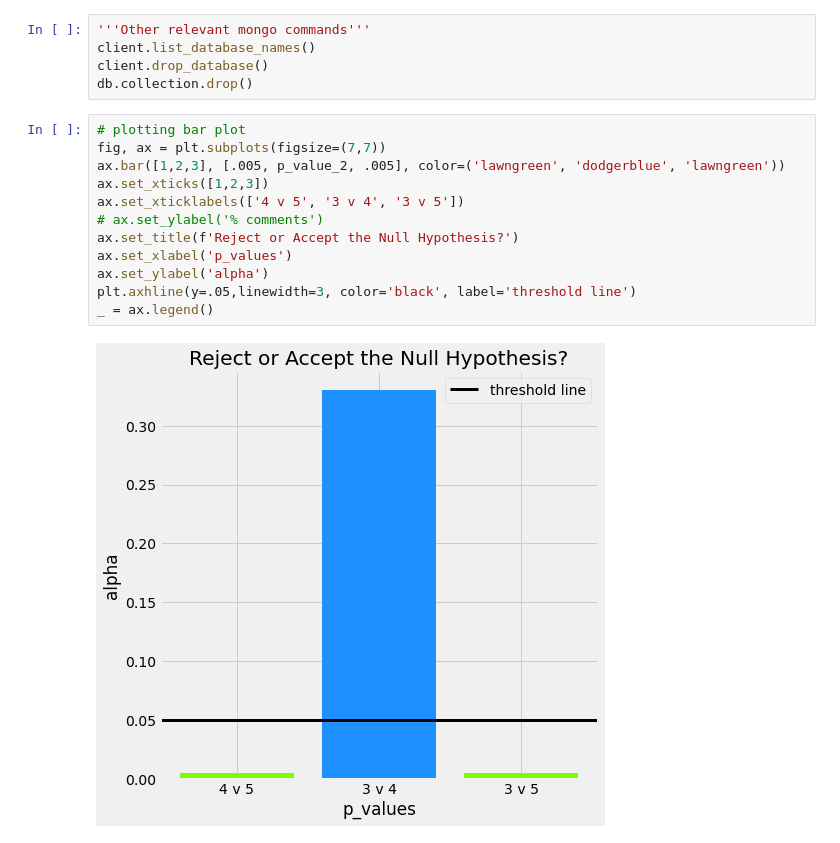
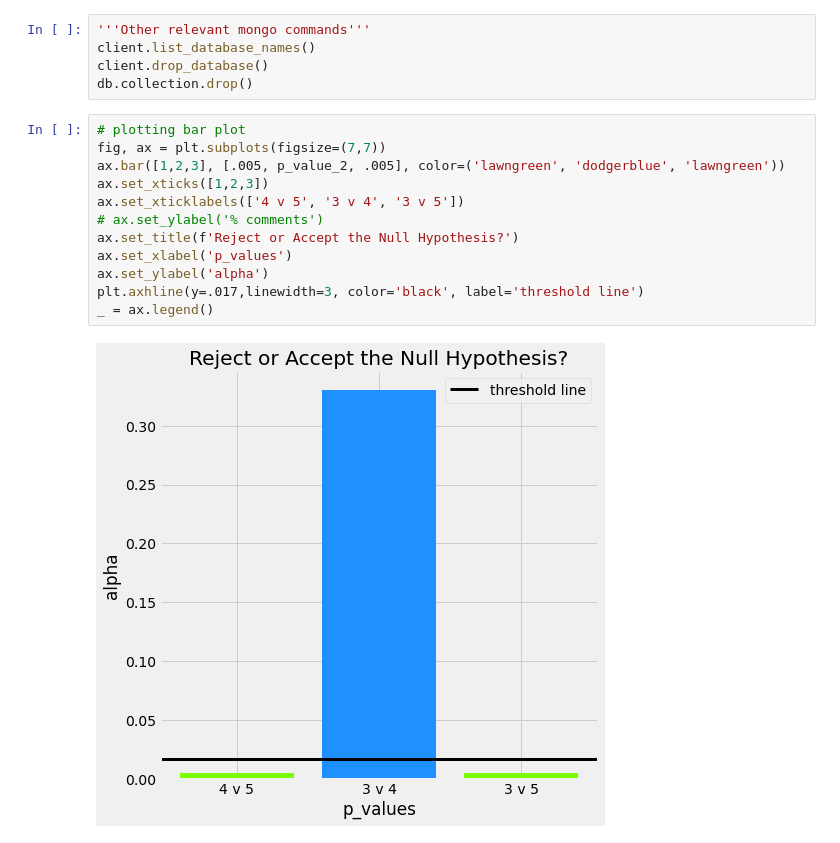
Before and after one commit to sborodach/all-trails, a Jupyter notebook: bear-mountain.ipynb, the cells around one changed output. Saved outputs shown, nothing was run; the diff lists cells and outputs as text.

```diff
--- a/bear-mountain.ipynb
+++ b/bear-mountain.ipynb
@@ -390,14 +394,14 @@ db.collection.drop()
 # %%
 # plotting bar plot
 fig, ax = plt.subplots(figsize=(7,7))
 ax.bar([1,2,3], [.005, p_value_2, .005], color=('lawngreen', 'dodgerblue', 'lawngreen'))
 ax.set_xticks([1,2,3])
 ax.set_xticklabels(['4 v 5', '3 v 4', '3 v 5'])
 # ax.set_ylabel('% comments')
 ax.set_title(f'Reject or Accept the Null Hypothesis?')
 ax.set_xlabel('p_values')
 ax.set_ylabel('alpha')
-plt.axhline(y=.05,linewidth=3, color='black', label='threshold line')
+plt.axhline(y=.017,linewidth=3, color='black', label='threshold line')
 _ = ax.legend()
 # %% [output]
-[figure, old version]
+[figure, new version]
```
Also changed, not shown: parts of 3 cells of this notebook.
